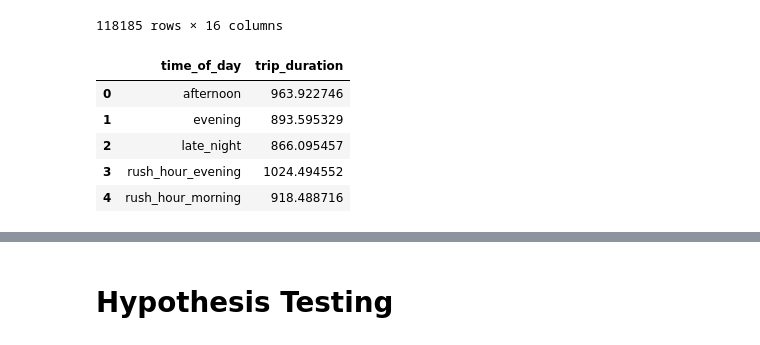
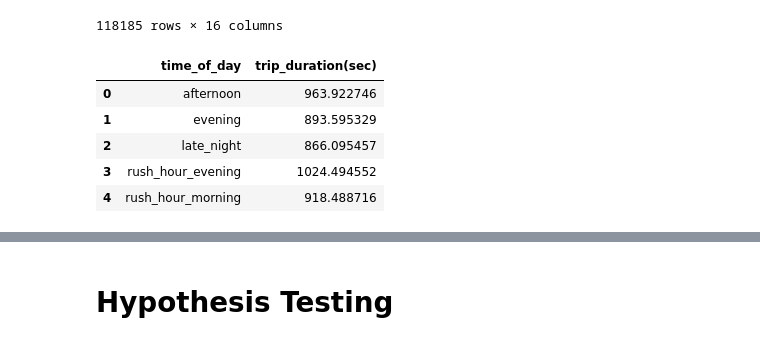
Before and after one commit to ekomurcu/NYC-Taxi-Trips-Analysis, a Jupyter notebook: src/source.ipynb, the cells around one changed output, grey strips where cells are left out. Saved outputs shown, nothing was run; the diff lists cells and outputs as text; code cells hidden in the pictures.

```diff
--- a/src/source.ipynb
+++ b/src/source.ipynb
@@ -520,10 +436,10 @@ data#display changes
 118185 rows × 16 columns
 # %%
 #Calculating average duration for each time_of_day
-tripquery= data.groupby(['time_of_day'],as_index=False)['trip_duration'].mean()
+tripquery= data.groupby(['time_of_day'],as_index=False)['trip_duration(sec)'].mean()
 tripquery
 # %% [output]
-|  | time_of_day | trip_duration |
+|  | time_of_day | trip_duration(sec) |
 | 0 | afternoon | 963.922746 |
 | 1 | evening | 893.595329 |
 | 2 | late_night | 866.095457 |
```
Also changed, not shown: parts of 15 cells of this notebook.
